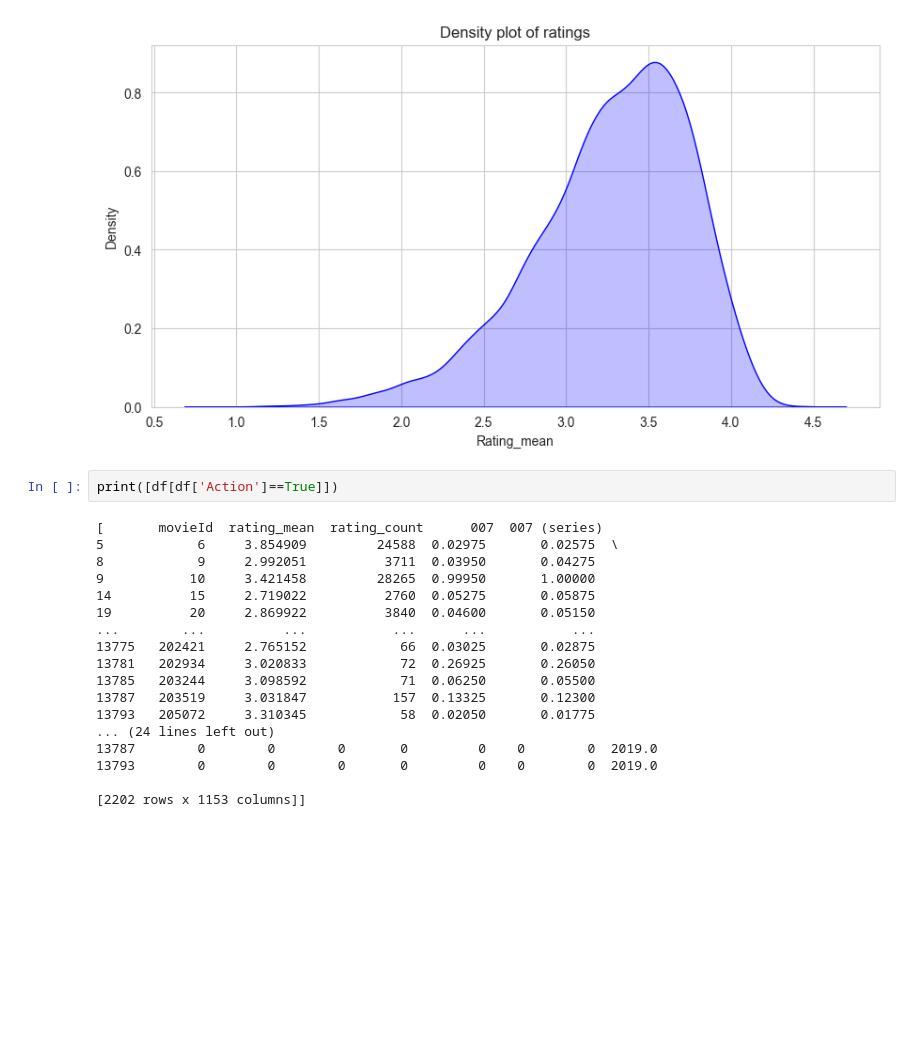
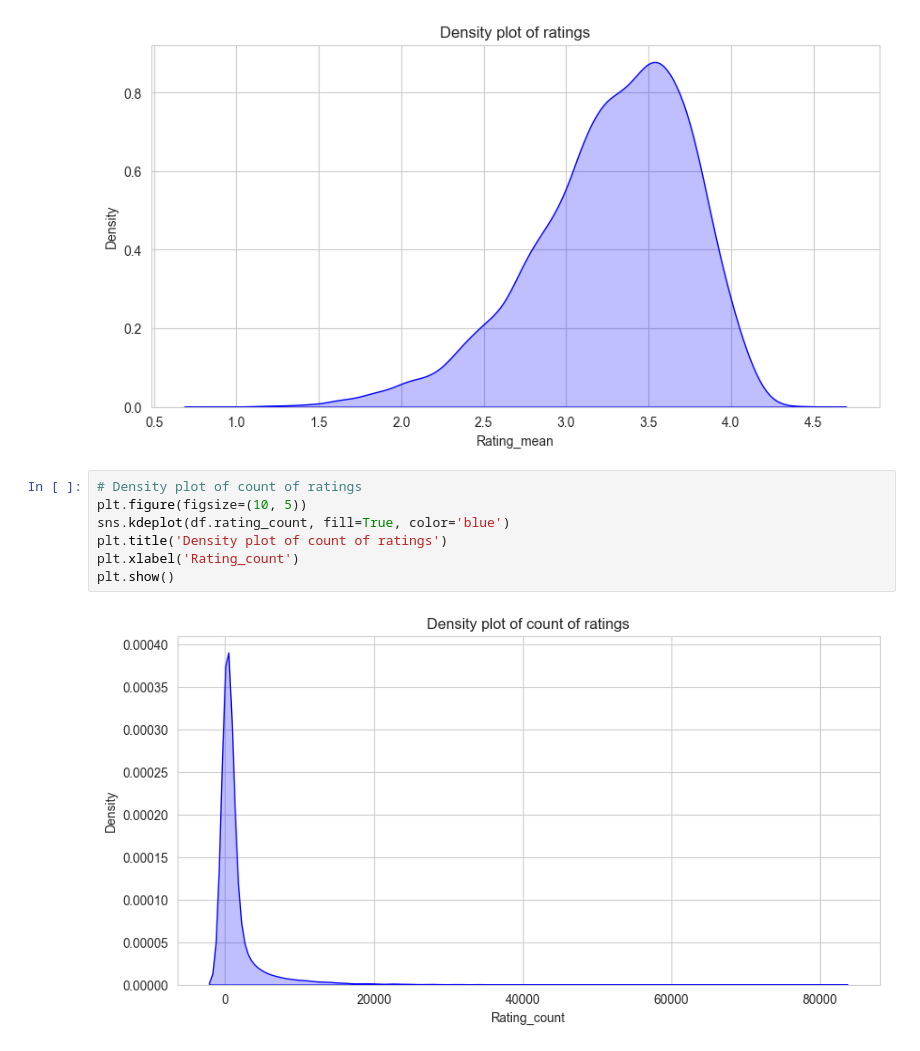
Before and after one commit to DiegoConce/data-analytics-movielens, a Jupyter notebook: main.ipynb, the cells around one changed output. Saved outputs shown, nothing was run; the diff lists cells and outputs as text; blank space fills up the shorter version.

```diff
--- a/main.ipynb
+++ b/main.ipynb
@@ -211,25 +214,14 @@ plt.xlabel('Rating_mean')
 plt.show()
 # %% [output]
 [figure]
-# %%
-print([df[df['Action']==True]])
-# %% [output]
-[       movieId  rating_mean  rating_count      007  007 (series)
-5            6     3.854909         24588  0.02975       0.02575  \
-8            9     2.992051          3711  0.03950       0.04275
-9           10     3.421458         28265  0.99950       1.00000
-14          15     2.719022          2760  0.05275       0.05875
-19          20     2.869922          3840  0.04600       0.05150
-...        ...          ...           ...      ...           ...
-13775   202421     2.765152            66  0.03025       0.02875
-13781   202934     3.020833            72  0.26925       0.26050
-13785   203244     3.098592            71  0.06250       0.05500
-13787   203519     3.031847           157  0.13325       0.12300
-13793   205072     3.310345            58  0.02050       0.01775
-... (24 lines left out)
-13787        0        0        0       0         0    0        0  2019.0
-13793        0        0        0       0         0    0        0  2019.0
-
-[2202 rows x 1153 columns]]
+# %%
+# Density plot of count of ratings
+plt.figure(figsize=(10, 5))
+sns.kdeplot(df.rating_count, fill=True, color='blue')
+plt.title('Density plot of count of ratings')
+plt.xlabel('Rating_count')
+plt.show()
+# %% [output]
+[figure, added]
 # %%
 # Density plot of ratings by genre
```
Also changed, not shown: parts of 8 cells of this notebook.
